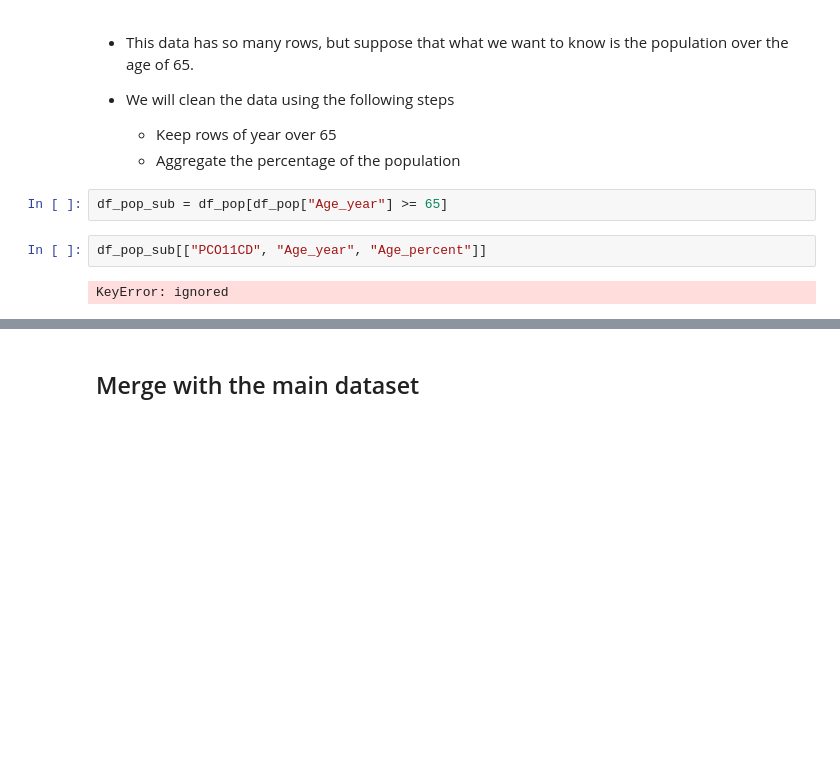
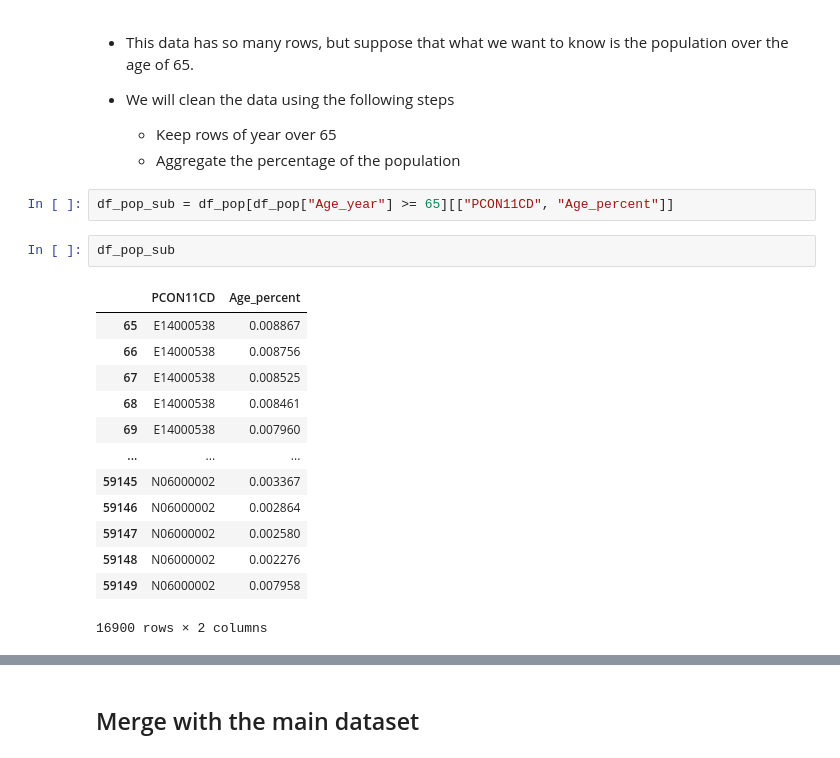
Before and after one commit to zeitgeist-hash/GV918-Week04, a Jupyter notebook: Week_04_Class_Exercise_2.ipynb, the cells around one changed output, grey strips where cells are left out. Saved outputs shown, nothing was run; the diff lists cells and outputs as text; blank space fills up the shorter version.

```diff
--- a/Week_04_Class_Exercise_2.ipynb
+++ b/Week_04_Class_Exercise_2.ipynb
@@ -166,8 +220,20 @@ df_pop.head()
   - Keep rows of year over 65
   - Aggregate the percentage of the population
 # %%
-df_pop_sub = df_pop[df_pop["Age_year"] >= 65]
+df_pop_sub = df_pop[df_pop["Age_year"] >= 65][["PCON11CD", "Age_percent"]]
-# %%
-df_pop_sub[["PCO11CD", "Age_year", "Age_percent"]]
-# %% [output]
-KeyError: ignored
+# %%
+df_pop_sub
+# %% [output]
+|  | PCON11CD | Age_percent |
+| 65 | E14000538 | 0.008867 |
+| 66 | E14000538 | 0.008756 |
+| 67 | E14000538 | 0.008525 |
+| 68 | E14000538 | 0.008461 |
+| 69 | E14000538 | 0.007960 |
+| ... | ... | ... |
+| 59145 | N06000002 | 0.003367 |
+| 59146 | N06000002 | 0.002864 |
+| 59147 | N06000002 | 0.002580 |
+| 59148 | N06000002 | 0.002276 |
+| 59149 | N06000002 | 0.007958 |
+16900 rows × 2 columns
```
Also changed, not shown: parts of 12 cells of this notebook.
